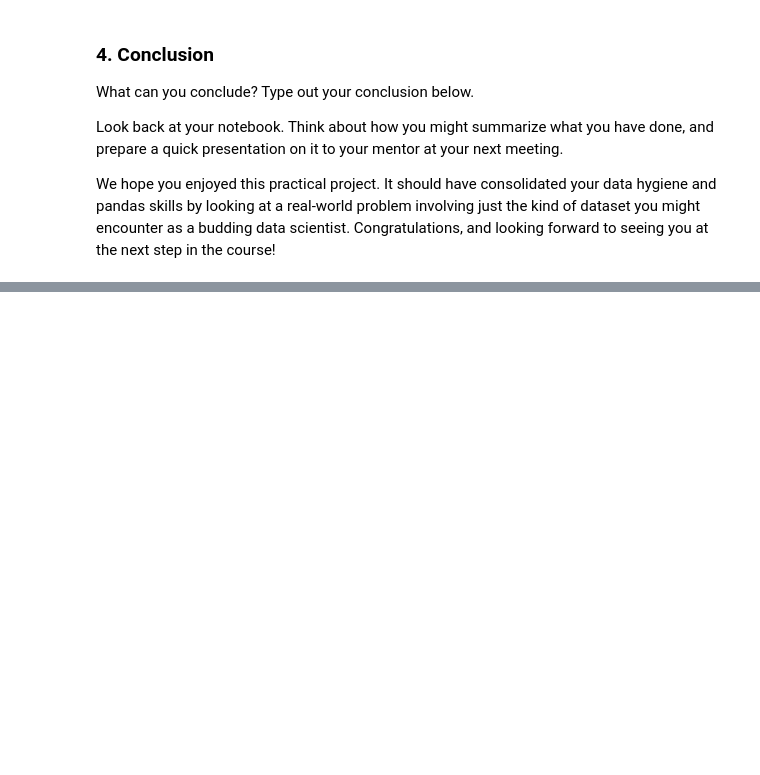
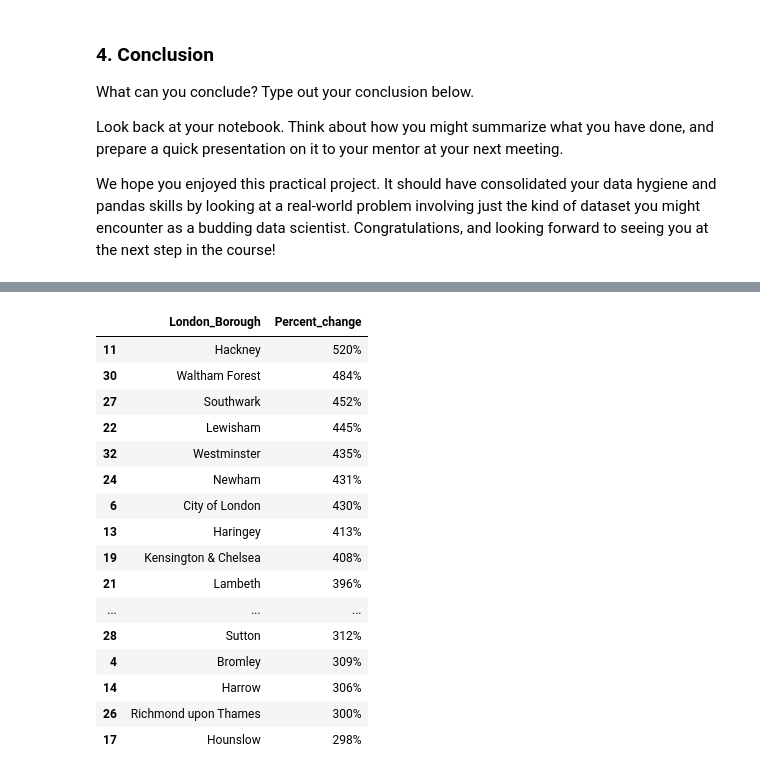
Before and after one commit to cmazzini/Springboard, a Jupyter notebook: Unit 4 Challenge - Tier 3.ipynb, the cells around one changed output, grey strips where cells are left out. Saved outputs shown, nothing was run; the diff lists cells and outputs as text; code cells hidden in the pictures; blank space fills up the shorter version.

```diff
--- a/Unit 4 Challenge - Tier 3.ipynb
+++ b/Unit 4 Challenge - Tier 3.ipynb
@@ -486,0 +571,20 @@ print(boroughs_ratios_sorted.head(5))
+# %%
+boroughs_percent_change_sorted.style.format({'Percent_change': '{:.0f}%'})
+# %% [output]
+|  | London_Borough | Percent_change |
+| 11 | Hackney | 520% |
+| 30 | Waltham Forest | 484% |
+| 27 | Southwark | 452% |
+| 22 | Lewisham | 445% |
+| 32 | Westminster | 435% |
+| 24 | Newham | 431% |
+| 6 | City of London | 430% |
+| 13 | Haringey | 413% |
+| 19 | Kensington & Chelsea | 408% |
+| 21 | Lambeth | 396% |
+| ... | ... | ... |
+| 28 | Sutton | 312% |
+| 4 | Bromley | 309% |
+| 14 | Harrow | 306% |
+| 26 | Richmond upon Thames | 300% |
+| 17 | Hounslow | 298% |
```
Also changed, not shown: parts of 5 cells of this notebook.
